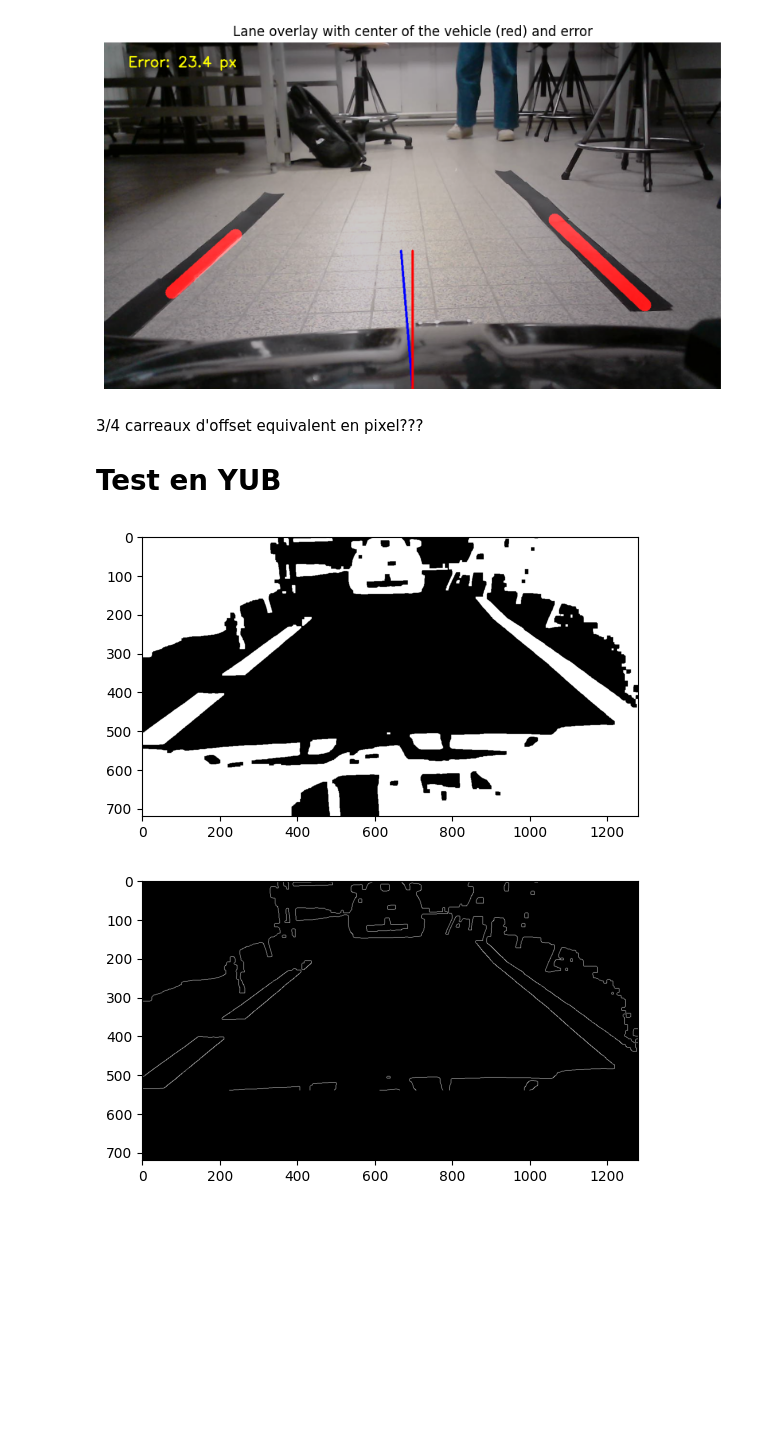
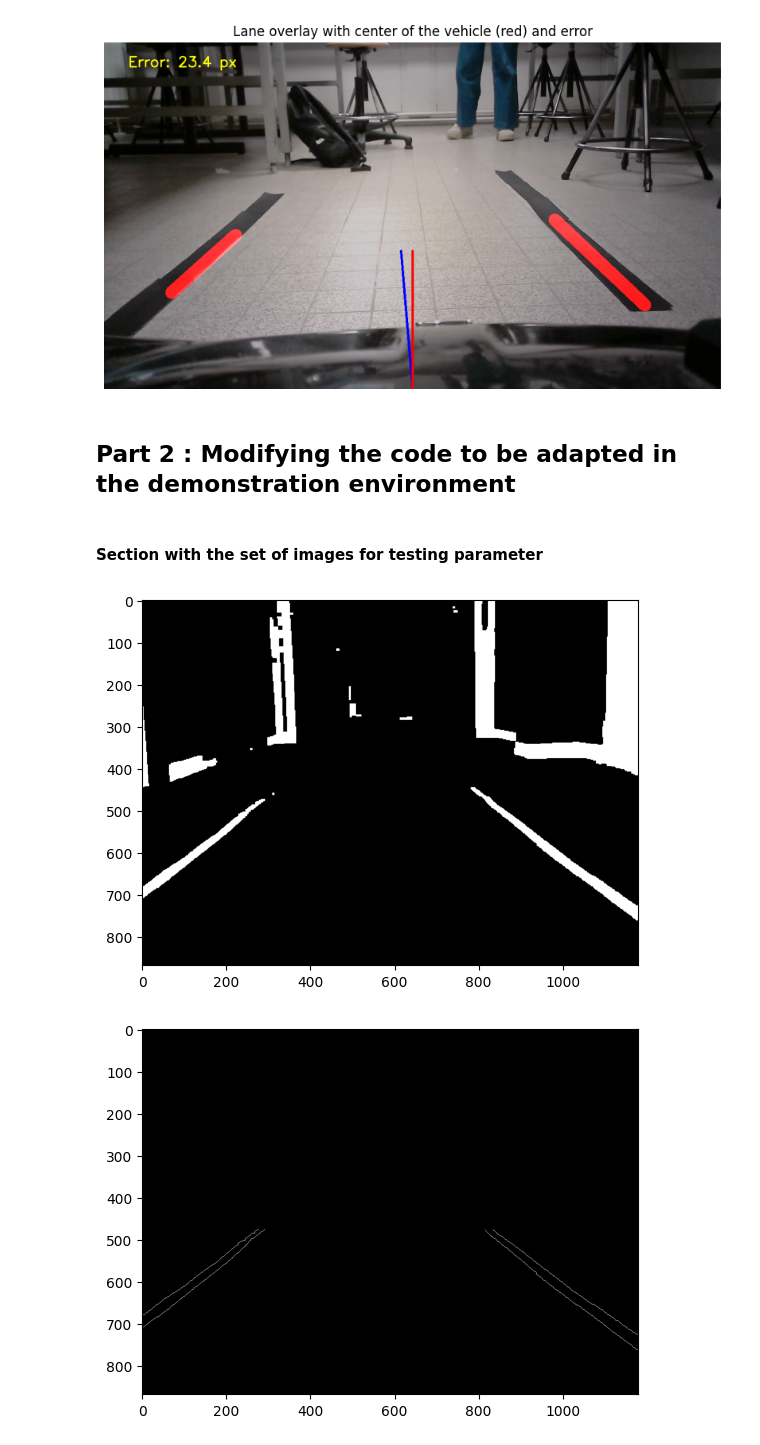
Before and after one commit to pofpifpaf/geicar-kleya, a Jupyter notebook: jetsonNano/ros2_ws/src/lane_detection/resource/Lane-detection-opencv-python/Lane-detection-opencv.ipynb, the cells around one changed output. Saved outputs shown, nothing was run; the diff lists cells and outputs as text; code cells hidden in the pictures; blank space fills up the shorter version.

Commit message:
Test on jupyter notebook to adapt the parameters to the demo environment

```diff
--- a/jetsonNano/ros2_ws/src/lane_detection/resource/Lane-detection-opencv-python/Lane-detection-opencv.ipynb
+++ b/jetsonNano/ros2_ws/src/lane_detection/resource/Lane-detection-opencv-python/Lane-detection-opencv.ipynb
@@ -217,7 +219,6 @@ plt.axis('off')
 plt.show()
 # %% [output]
 [figure]
-# %% [markdown]
-3/4 carreaux d'offset equivalent en pixel???
-# Test en YUB
+# %% [markdown]
+## Part 2 : Modifying the code to be adapted in the demonstration environment
 # %%
@@ -427,36 +420,38 @@ def draw_lines(image, lines, thickness):
 
     combined_image = cv2.addWeighted(image, 0.8, line_image, 1.0, 0.0)
     return combined_image
+# %% [markdown]
+#### Section with the set of images for testing parameter
 # %%
-# Load input image (ideally this should be a frame extracted from a video)
-inputimage = cv2.imread("test.jpg")
+# Image Test 1
+inputimage = cv2.imread("test_demo.png")
 
 # ou recommandé : RGB -> YCrCb
 ycrcb = cv2.cvtColor(inputimage, cv2.COLOR_BGR2YCrCb)
 Y, Cr, Cb = cv2.split(ycrcb)
 
 
 plt.figure()
 plt.imshow(cv2.cvtColor(inputimage, cv2.COLOR_BGR2RGB))
 
 # Change the inputimage
 masked_input = dark_tape_mask(inputimage)
 plt.imshow(cv2.cvtColor(masked_input, cv2.COLOR_BGR2RGB))
 # Canny edge detection + Remove irrelevant segments of the image and retain only the lane portion
 
 edges = canny_edges_with_roi(masked_input)
 plt.figure()
 plt.imshow(cv2.cvtColor(edges, cv2.COLOR_BGR2RGB))
 plt.show()
 
 output, lanes, edges, mask = detect_lanes_dark_tape(
     inputimage,
     draw_fn=draw_lines,
     thickness=25
 )
 plt.imshow(cv2.cvtColor(output, cv2.COLOR_BGR2RGB))
 plt.title("Final lane overlay")
 plt.show()
 # %% [output]
-[figure, old version]
+[figure, new version]
-[figure, old version]
+[figure, new version]
```
Also changed, not shown: parts of 7 cells of this notebook, 4 other files.
